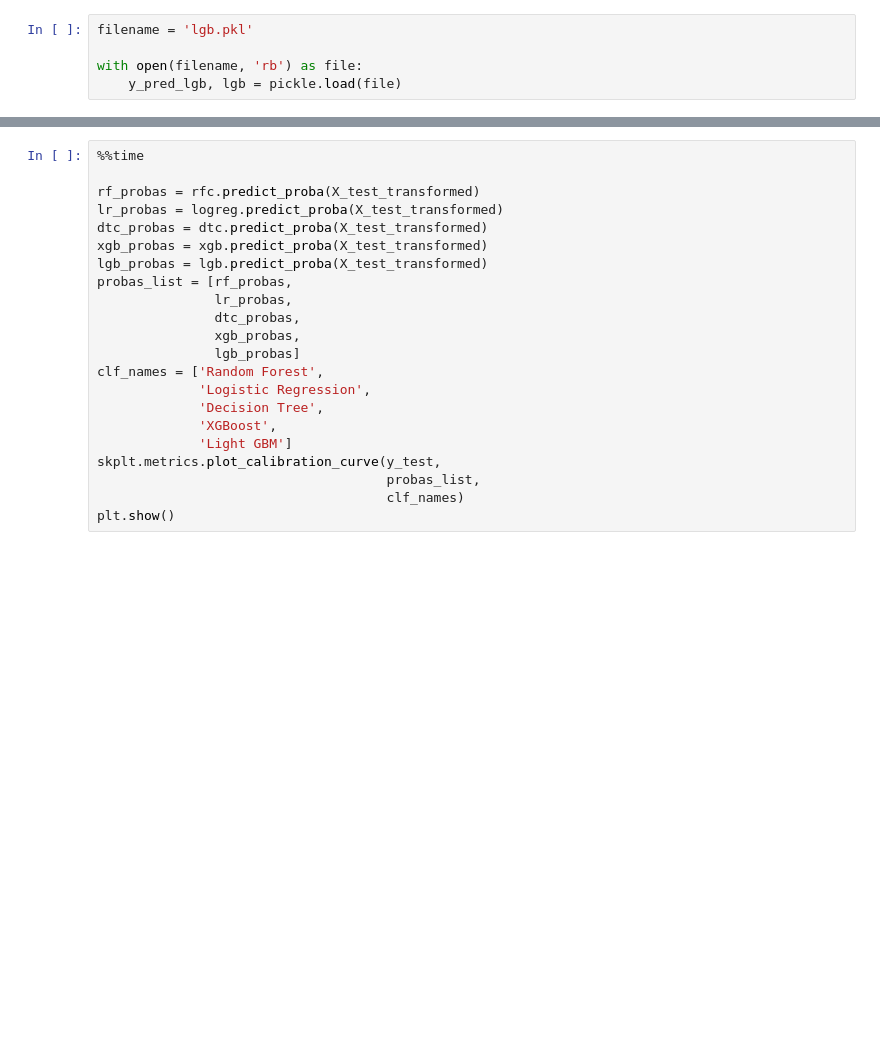
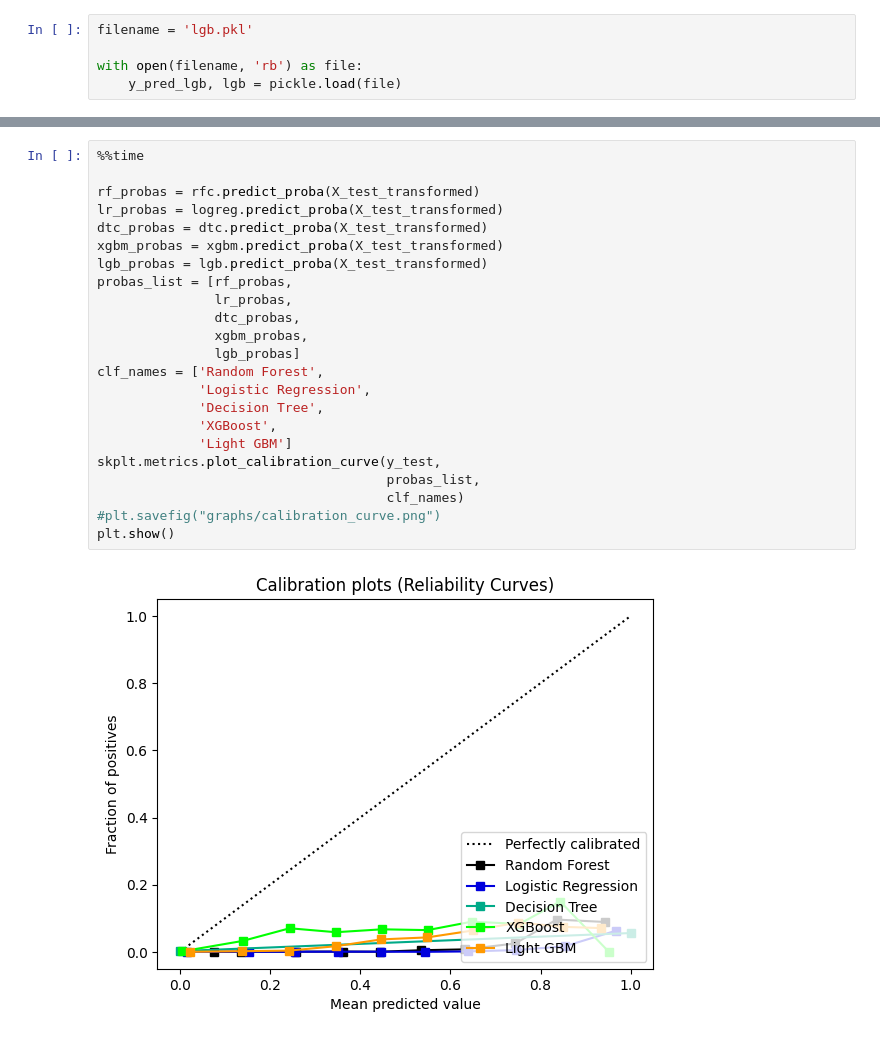
Before and after one commit to nss-data-science-cohort-8/nss-data-science-cohort-8-classroom-big-g-big-g, a Jupyter notebook: notebooks/big-rigs_data_modeling.ipynb, the cells around one changed output, grey strips where cells are left out. Drawn from its saved outputs; the diff is of its cells as text; blank space fills up the shorter version.

```diff
--- a/notebooks/big-rigs_data_modeling.ipynb
+++ b/notebooks/big-rigs_data_modeling.ipynb
@@ -585,22 +734,25 @@ print(classification_report(y_test, y_pred_lgb, zero_division = 0))
 # %%
 %%time
 
 rf_probas = rfc.predict_proba(X_test_transformed)
 lr_probas = logreg.predict_proba(X_test_transformed)
 dtc_probas = dtc.predict_proba(X_test_transformed)
-xgb_probas = xgb.predict_proba(X_test_transformed)
+xgbm_probas = xgbm.predict_proba(X_test_transformed)
 lgb_probas = lgb.predict_proba(X_test_transformed)
 probas_list = [rf_probas,
                lr_probas,
                dtc_probas,
-               xgb_probas,
+               xgbm_probas,
                lgb_probas]
 clf_names = ['Random Forest',
              'Logistic Regression',
              'Decision Tree',
              'XGBoost',
              'Light GBM']
 skplt.metrics.plot_calibration_curve(y_test,
                                      probas_list,
                                      clf_names)
+#plt.savefig("graphs/calibration_curve.png")
 plt.show()
+# %% [output]
+[figure, added]
```
Also changed, not shown: parts of 37 cells of this notebook.
